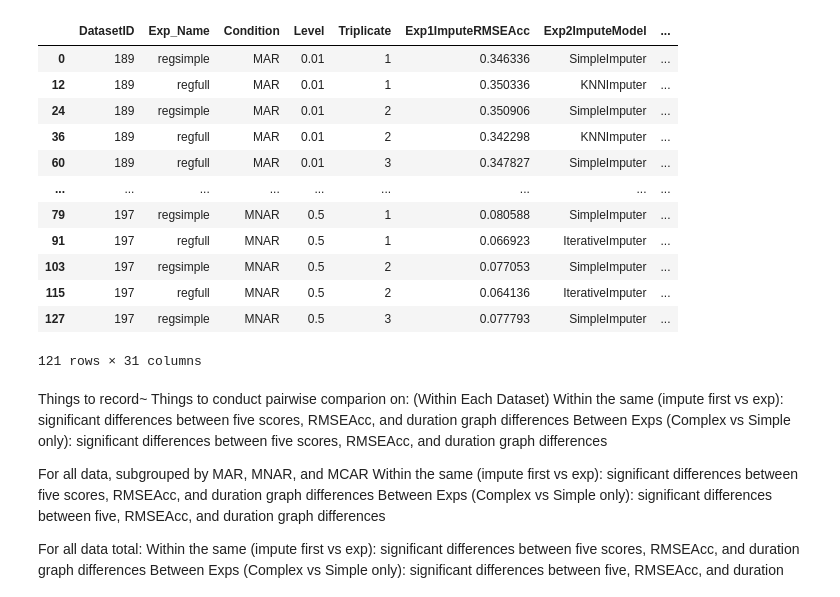
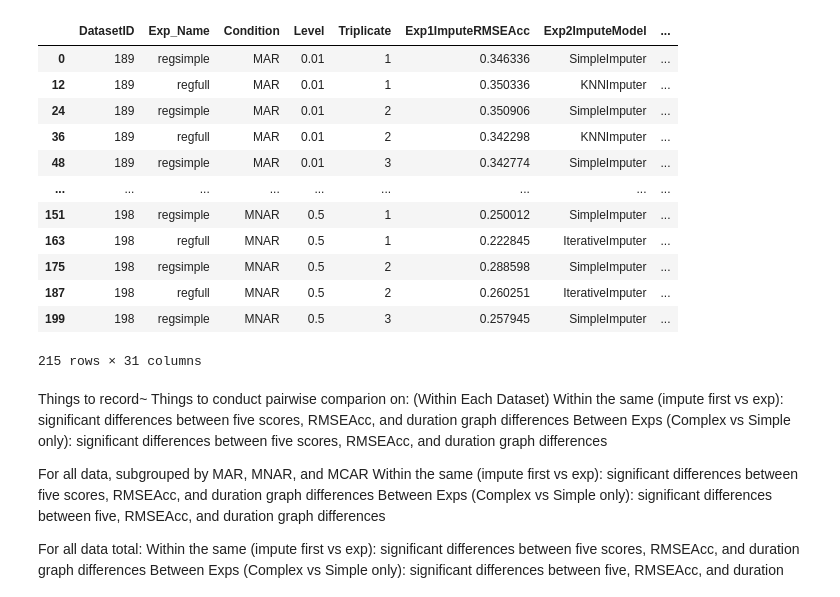
Before and after one commit to gketronDS/tpot2_addition, a Jupyter notebook: ImputerExperiments/Locally_run_code/Reg_analysis copy.ipynb, the cells around one changed output. Saved outputs shown, nothing was run; the diff lists cells and outputs as text; code cells hidden in the pictures.

```diff
--- a/ImputerExperiments/Locally_run_code/Reg_analysis copy.ipynb
+++ b/ImputerExperiments/Locally_run_code/Reg_analysis copy.ipynb
@@ -9,44 +9,44 @@ import seaborn as sns
 sns.set_theme()
 pd.set_option('display.max_columns', None)
 # %%
-path = '/Users/gabrielketron/tpot2_addimputers/tpot2/ImputerExperiments/data/r/reg.csv'
+path = '/Users/gabrielketron/tpot2_addimputers/tpot2/ImputerExperiments/data/r/reg_placeholder.csv'
 
 reg_data = pd.read_csv(path)
 
 reg_data.head(5)
 
 reg_data = reg_data.dropna(how='any')
 
 reg_data.head(5)
 
 reg_data = reg_data.replace('_', '', regex=True)
 reg_data = reg_data.replace('/', '', regex=True)
 reg_data.head(5)
 reg_data.drop(columns=reg_data.columns[0], axis=1, inplace=True)
 convert_dict = {'DatasetID': int}
 reg_data = reg_data.astype(convert_dict)
 convert_dict = {'DatasetID': str}
 reg_data = reg_data.astype(convert_dict)
 reg_data.head(5)
 
 reg_data = reg_data.sort_values(by=['DatasetID', 'Condition', 'Level', 'Triplicate'], ascending=True)
 reg_data.head(-1)
 
 #print(class_data[(class_data.Exp_Name == 'classfull') & (class_data.Level == '0.01')]['Exp2ImputeModel'].value_counts())
 # %% [output]
 |  | DatasetID | Exp_Name | Condition | Level | Triplicate | Exp1ImputeRMSEAcc | Exp2ImputeModel | ... |
 | 0 | 189 | regsimple | MAR | 0.01 | 1 | 0.346336 | SimpleImputer | ... |
 | 12 | 189 | regfull | MAR | 0.01 | 1 | 0.350336 | KNNImputer | ... |
 | 24 | 189 | regsimple | MAR | 0.01 | 2 | 0.350906 | SimpleImputer | ... |
 | 36 | 189 | regfull | MAR | 0.01 | 2 | 0.342298 | KNNImputer | ... |
-| 60 | 189 | regfull | MAR | 0.01 | 3 | 0.347827 | SimpleImputer | ... |
+| 48 | 189 | regsimple | MAR | 0.01 | 3 | 0.342774 | SimpleImputer | ... |
 | ... | ... | ... | ... | ... | ... | ... | ... | ... |
-| 79 | 197 | regsimple | MNAR | 0.5 | 1 | 0.080588 | SimpleImputer | ... |
-| 91 | 197 | regfull | MNAR | 0.5 | 1 | 0.066923 | IterativeImputer | ... |
-| 103 | 197 | regsimple | MNAR | 0.5 | 2 | 0.077053 | SimpleImputer | ... |
-| 115 | 197 | regfull | MNAR | 0.5 | 2 | 0.064136 | IterativeImputer | ... |
-| 127 | 197 | regsimple | MNAR | 0.5 | 3 | 0.077793 | SimpleImputer | ... |
+| 151 | 198 | regsimple | MNAR | 0.5 | 1 | 0.250012 | SimpleImputer | ... |
+| 163 | 198 | regfull | MNAR | 0.5 | 1 | 0.222845 | IterativeImputer | ... |
+| 175 | 198 | regsimple | MNAR | 0.5 | 2 | 0.288598 | SimpleImputer | ... |
+| 187 | 198 | regfull | MNAR | 0.5 | 2 | 0.260251 | IterativeImputer | ... |
+| 199 | 198 | regsimple | MNAR | 0.5 | 3 | 0.257945 | SimpleImputer | ... |
-121 rows × 31 columns
+215 rows × 31 columns
 # %% [markdown]
 Things to record~
 Things to conduct pairwise comparion on:
```
Also changed, not shown: parts of 6 cells of this notebook, 12 other files.
